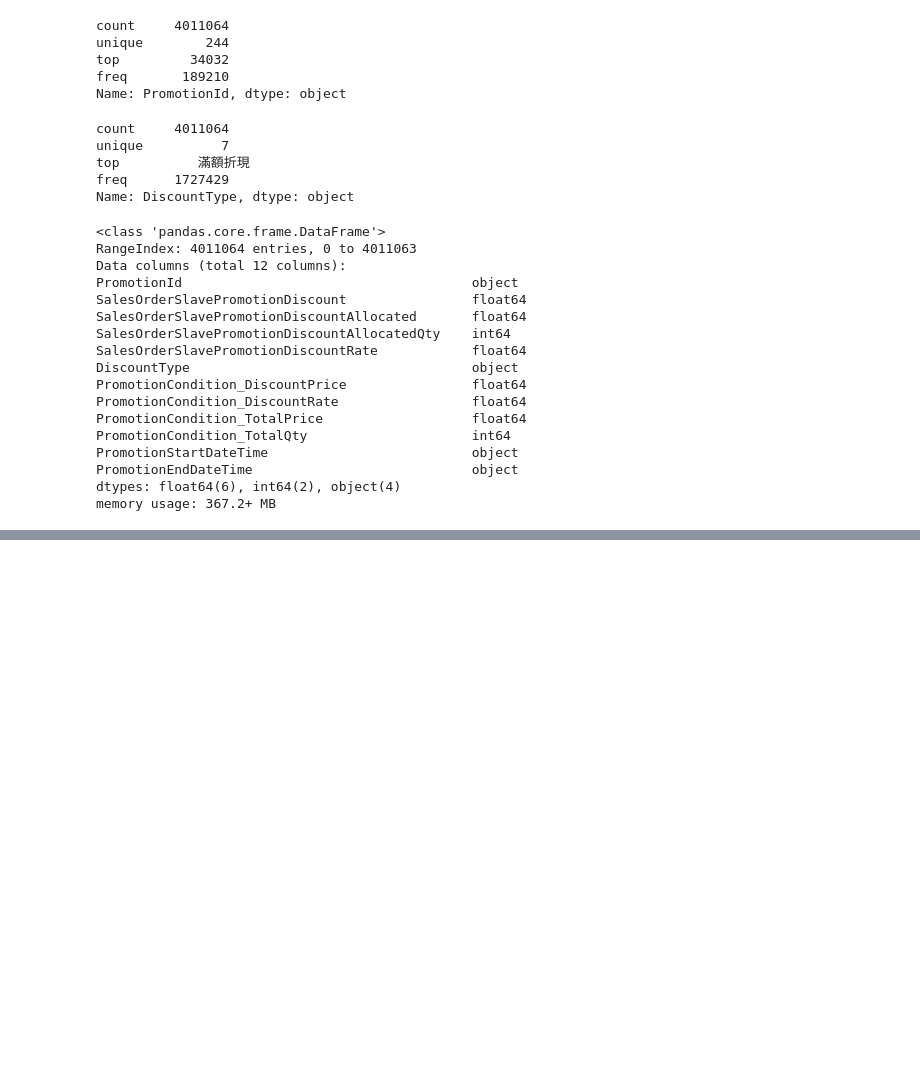
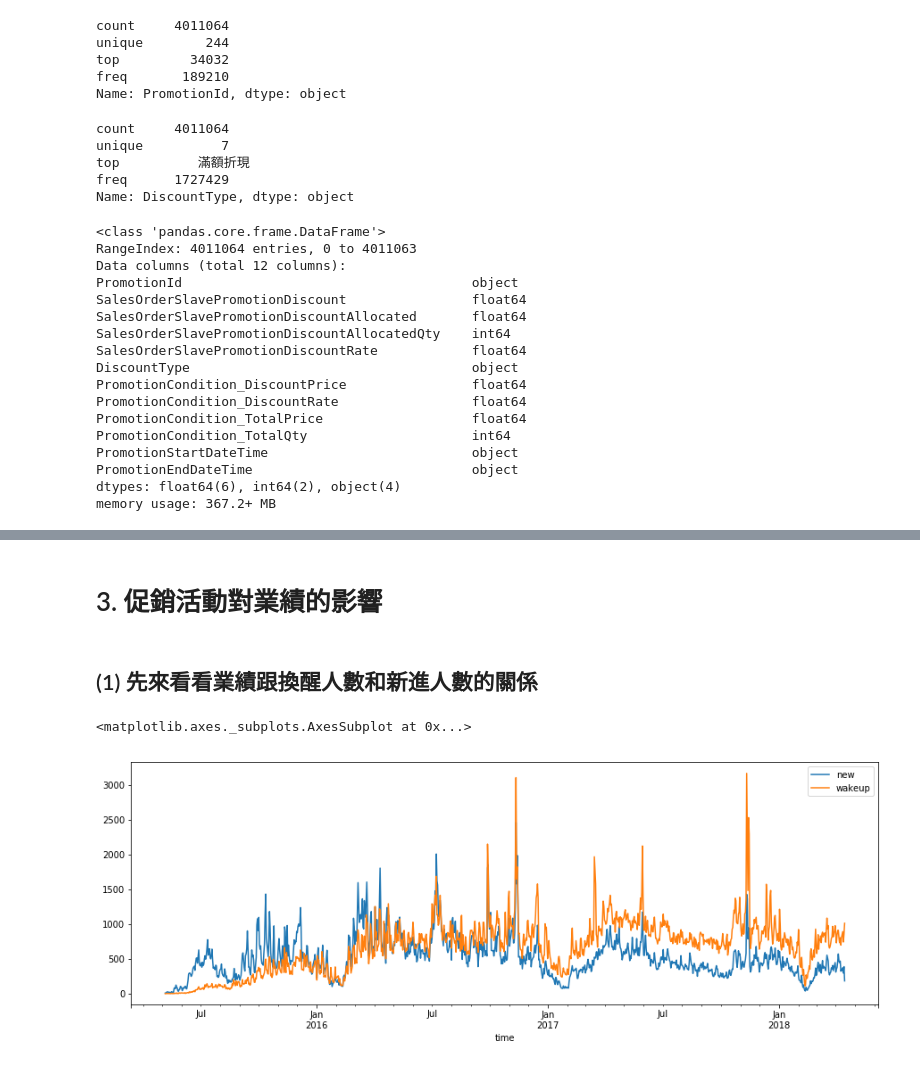
Before and after one commit to KungRayHo/python_project, a Jupyter notebook: [python] FinalProject/FinalProject2.ipynb, the cells around one changed output, grey strips where cells are left out. Saved outputs shown, nothing was run; the diff lists cells and outputs as text; code cells hidden in the pictures; blank space fills up the shorter version.

```diff
--- a/[python] FinalProject/FinalProject2.ipynb
+++ b/[python] FinalProject/FinalProject2.ipynb
@@ -412,0 +472,2 @@ clf.fit([[getattr(t, 'x%d' % i) for i in range(1, 8)] for t in texts],
+# %%
+wakeUpMember=np.array(dateShopping.values)-answer
@@ -412,0 +558,4 @@ clf.fit([[getattr(t, 'x%d' % i) for i in range(1, 8)] for t in texts],
+# %%
+from sklearn import linear_model
+clf = linear_model.LinearRegression()
+clf.fit(ee,wakeUpMember)
@@ -412,0 +596,8 @@ clf.fit([[getattr(t, 'x%d' % i) for i in range(1, 8)] for t in texts],
+# %% [markdown]
+# 3. 促銷活動對業績的影響
+# %% [markdown]
+## (1) 先來看看業績跟換醒人數和新進人數的關係
+# %%
+dataInterest=shopping_data.ix[:,["DateId","MemberId"]]
+dataInterest["DateId"]=pd.to_datetime(dataInterest["DateId"],format="%Y%m%d")
+DateInteresting=dataInterest.groupby('DateId').MemberId.nunique().keys()
@@ -412,0 +606,12 @@ clf.fit([[getattr(t, 'x%d' % i) for i in range(1, 8)] for t in texts],
+# %%
+tempDic={"time":DateInteresting,"new":answer,"wakeup":wakeUpMember}
+tempPan=pd.DataFrame(tempDic)
+# tempPan["time"]=tempPan["time"].astype(str)
+tempPan["new"]=tempPan["new"].astype(int)
+tempPan["wakeup"]=tempPan["wakeup"].astype(int)
+tempPan=tempPan.set_index("time")
+# %%
+tempPan.plot(figsize=(15,5))
+# %% [output]
+<matplotlib.axes._subplots.AxesSubplot at 0x...>
+[figure, added]
```
Also changed, not shown: parts of 108 cells of this notebook.
